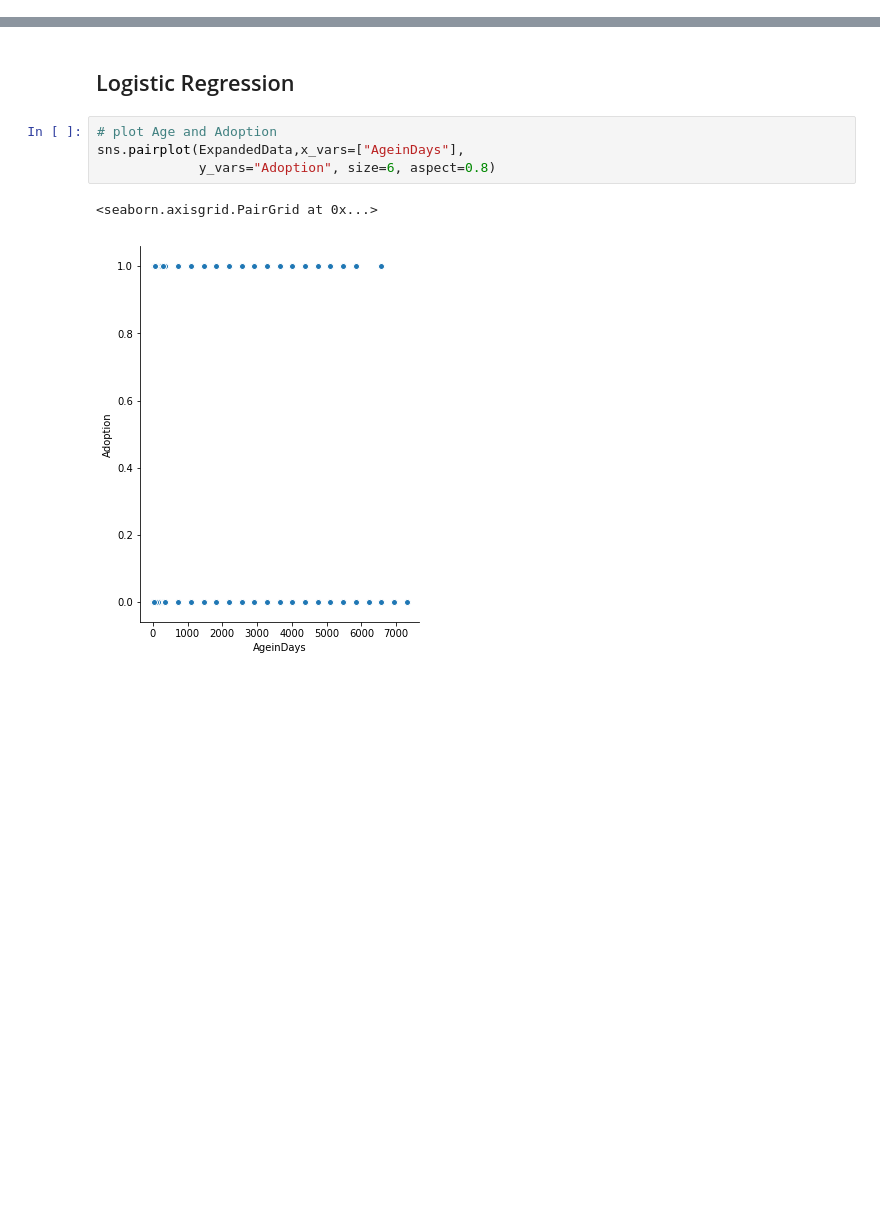
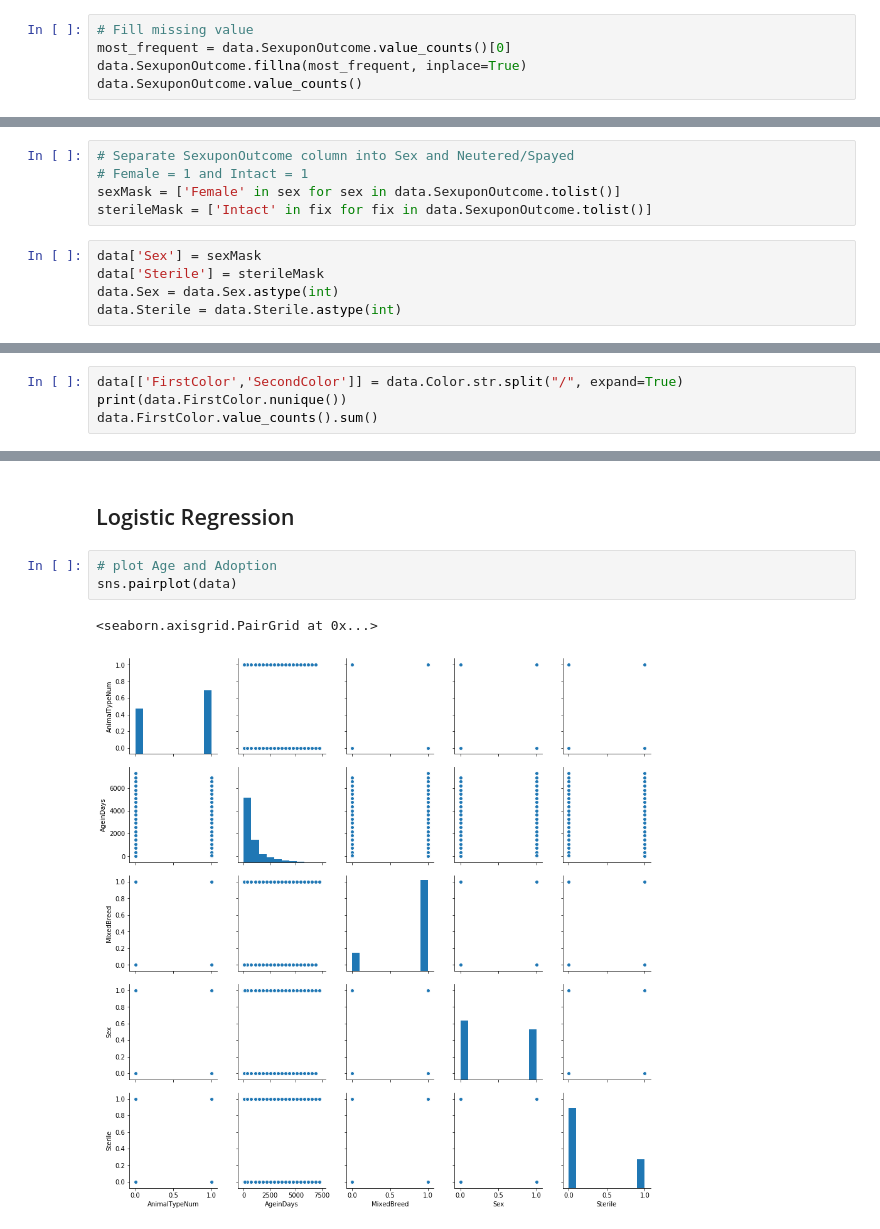
Before and after one commit to nicoleng/shelter_animal_prediction, a Jupyter notebook: Animal Shelter Prediction.ipynb, the cells around one changed output, grey strips where cells are left out. Cells and saved outputs as stored; diff of their text form; blank space fills up the shorter version.

```diff
--- a/Animal Shelter Prediction.ipynb
+++ b/Animal Shelter Prediction.ipynb
@@ -209,0 +241,5 @@ data["AnimalTypeNum"] = (data.AnimalType=='Dog').astype(int)
+# %%
+# Fill missing value
+most_frequent = data.SexuponOutcome.value_counts()[0]
+data.SexuponOutcome.fillna(most_frequent, inplace=True)
+data.SexuponOutcome.value_counts()
@@ -210 +253,11 @@ data["AnimalTypeNum"] = (data.AnimalType=='Dog').astype(int)
+# %%
+# Separate SexuponOutcome column into Sex and Neutered/Spayed
+# Female = 1 and Intact = 1
+sexMask = ['Female' in sex for sex in data.SexuponOutcome.tolist()]
+sterileMask = ['Intact' in fix for fix in data.SexuponOutcome.tolist()]
+# %%
+data['Sex'] = sexMask
+data['Sterile'] = sterileMask
+data.Sex = data.Sex.astype(int)
+data.Sterile = data.Sterile.astype(int)
 # %%
@@ -275,0 +297,4 @@ ExpandedData.mixedBreed = ExpandedData.mixedBreed.astype(int)
+# %%
+data[['FirstColor','SecondColor']] = data.Color.str.split("/", expand=True)
+print(data.FirstColor.nunique())
+data.FirstColor.value_counts().sum()
@@ -346,8 +372,7 @@ DailyTransfers.plot(title='Transfers per Day', figsize =(8,3))
 ## Logistic Regression
 # %%
 # plot Age and Adoption
-sns.pairplot(ExpandedData,x_vars=["AgeinDays"],
-             y_vars="Adoption", size=6, aspect=0.8)
+sns.pairplot(data)
 # %% [output]
 <seaborn.axisgrid.PairGrid at 0x...>
-[figure, old version]
+[figure, new version]
```
Also changed, not shown: parts of 61 cells of this notebook.
